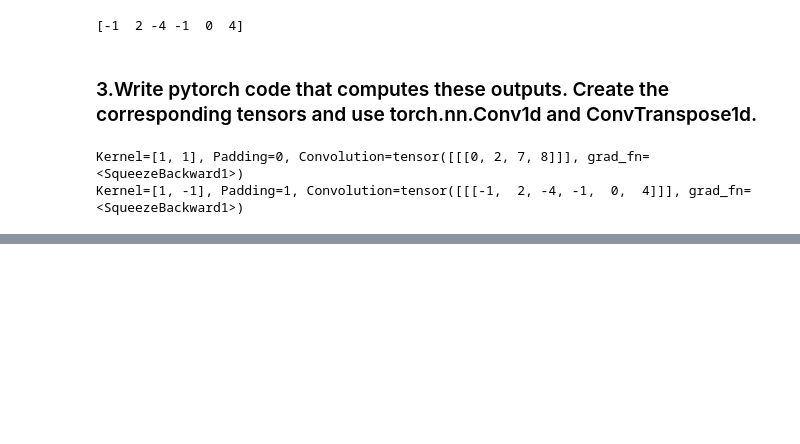
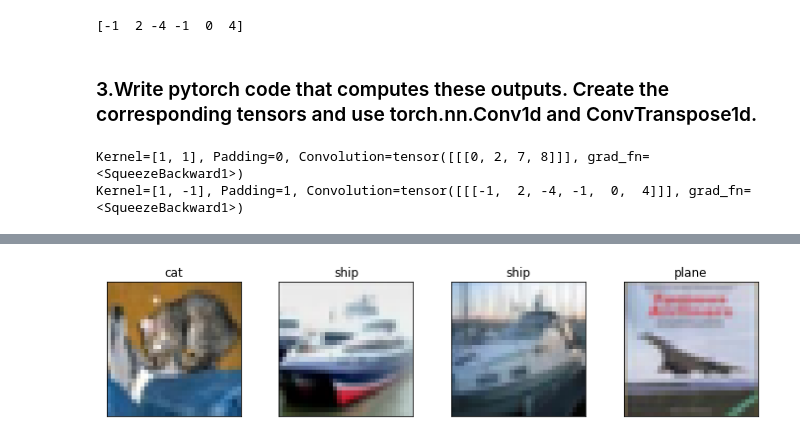
Before and after one commit to yue-cheng-wind/EE460J-Labs, a Jupyter notebook: Lab 9/Lab9.ipynb, the cells around one changed output, grey strips where cells are left out. Drawn from its saved outputs; the diff is of its cells as text; code cells hidden in the pictures; blank space fills up the shorter version.

```diff
--- a/Lab 9/Lab9.ipynb
+++ b/Lab 9/Lab9.ipynb
@@ -61,0 +201,12 @@ Kernel=[1, -1], Padding=1, Convolution=tensor([[[-1,  2, -4, -1,  0,  4]]], grad
+# %%
+dataiter = iter(testloader)
+images, labels = dataiter.next()
+
+fig, axes = plt.subplots(1, len(images), figsize=(12,2.5))
+for idx, image in enumerate(images):
+    axes[idx].imshow(convert_to_imshow_format(image))
+    axes[idx].set_title(classes[labels[idx]])
+    axes[idx].set_xticks([])
+    axes[idx].set_yticks([])
+# %% [output]
+[figure, added]
```
Also changed, not shown: parts of 27 cells of this notebook.
